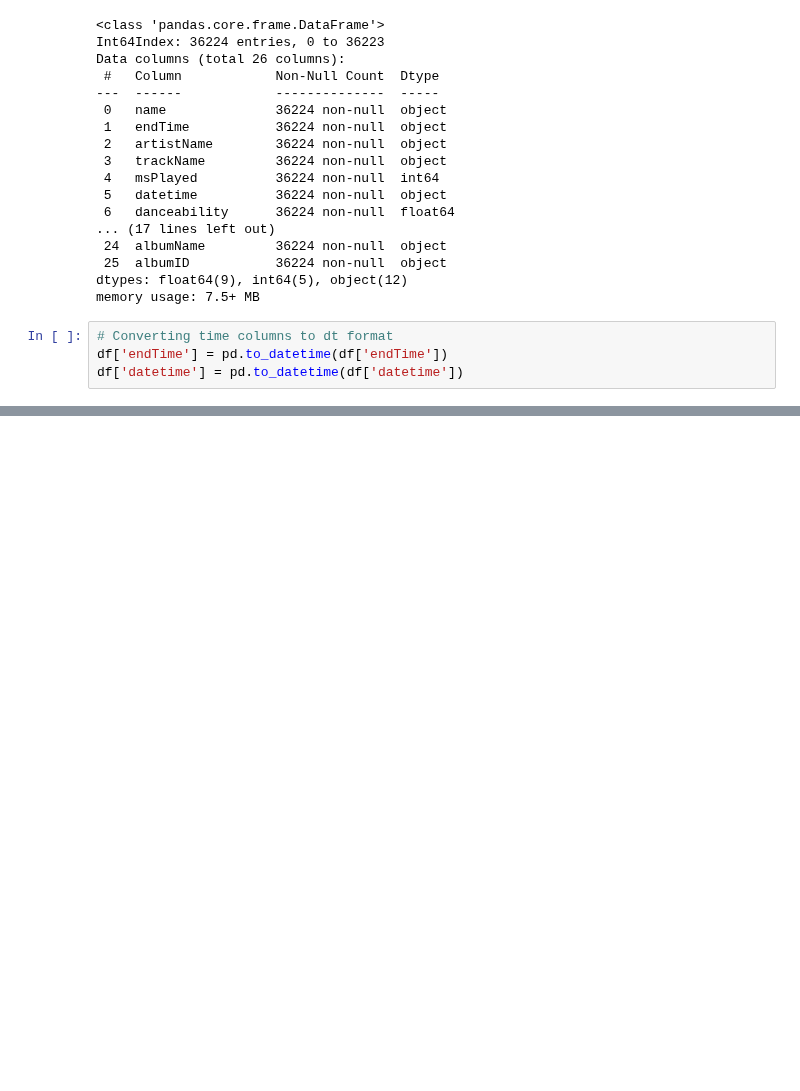
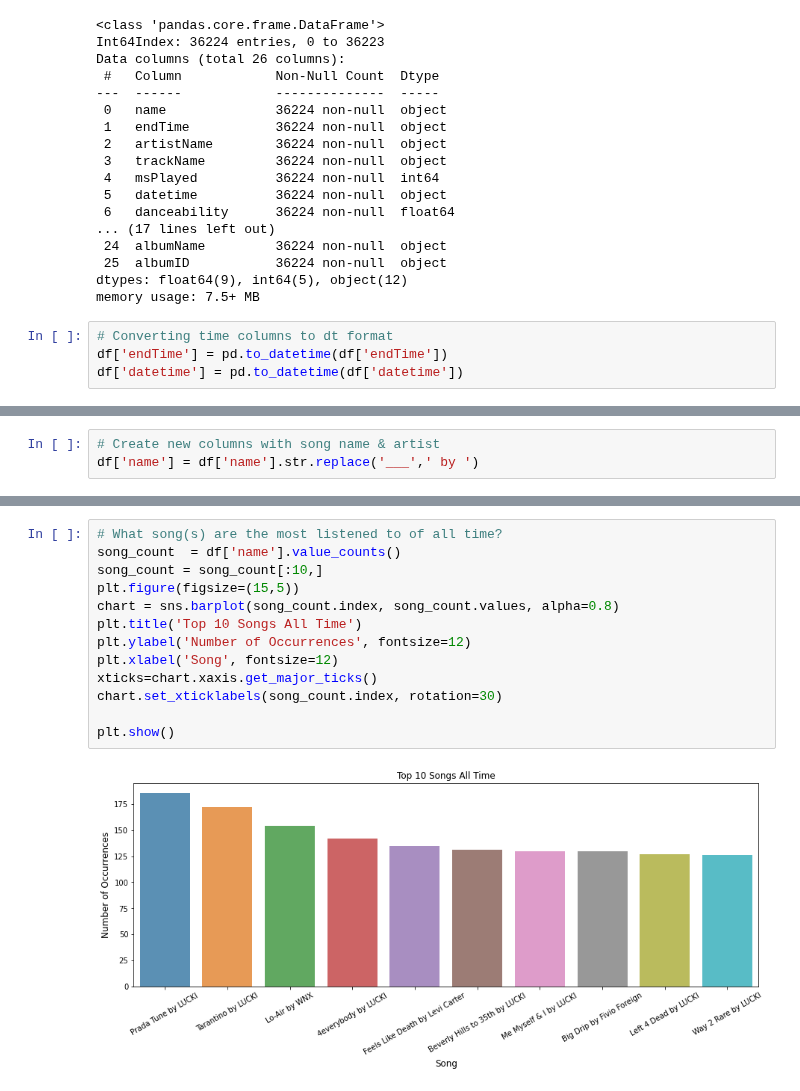
Before and after one commit to lognorman20/spotify_recommender, a Jupyter notebook: exploration.ipynb, the cells around one changed output, grey strips where cells are left out. Cells and saved outputs as stored; diff of their text form; blank space fills up the shorter version.

```diff
--- a/exploration.ipynb
+++ b/exploration.ipynb
@@ -139,0 +112,3 @@ duplicated_songs.groupby('datetime').first()
+# %%
+# Create new columns with song name & artist
+df['name'] = df['name'].str.replace('___',' by ')
@@ -139,0 +127,15 @@ duplicated_songs.groupby('datetime').first()
+# %%
+# What song(s) are the most listened to of all time?
+song_count  = df['name'].value_counts()
+song_count = song_count[:10,]
+plt.figure(figsize=(15,5))
+chart = sns.barplot(song_count.index, song_count.values, alpha=0.8)
+plt.title('Top 10 Songs All Time')
+plt.ylabel('Number of Occurrences', fontsize=12)
+plt.xlabel('Song', fontsize=12)
+xticks=chart.xaxis.get_major_ticks()
+chart.set_xticklabels(song_count.index, rotation=30)
+
+plt.show()
+# %% [output]
+[figure, added]
```
Also changed, not shown: parts of 5 cells of this notebook.
